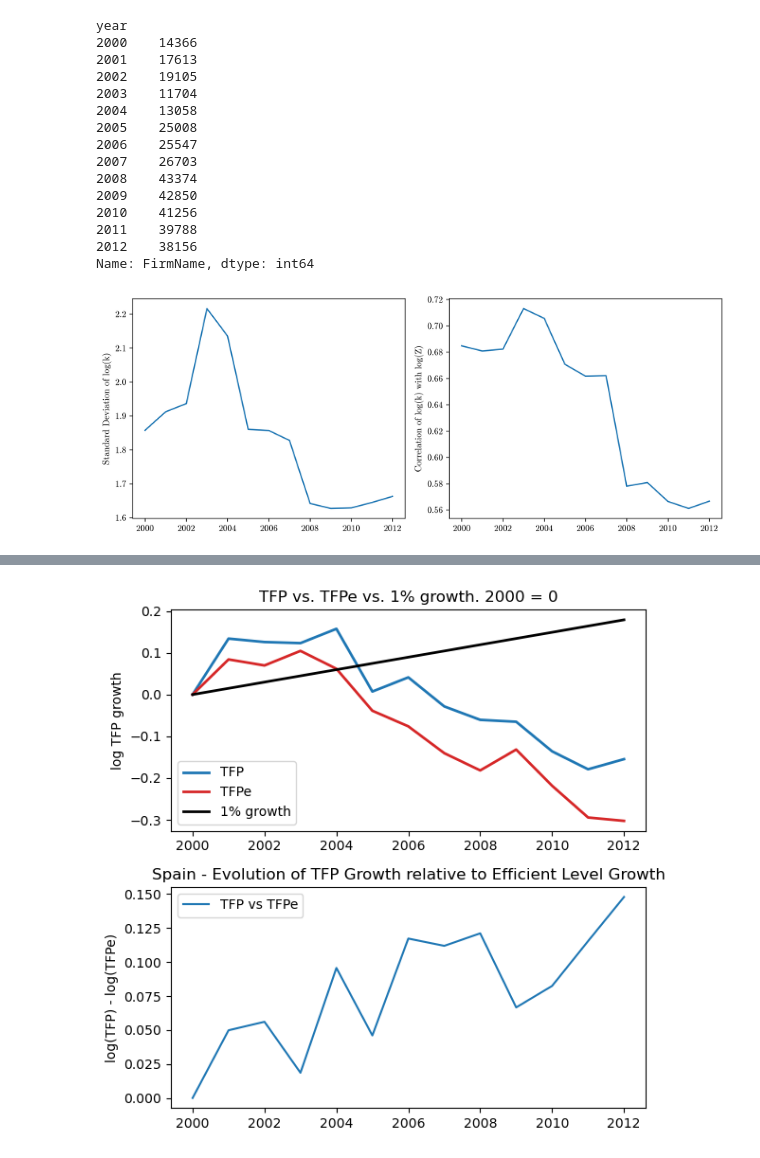
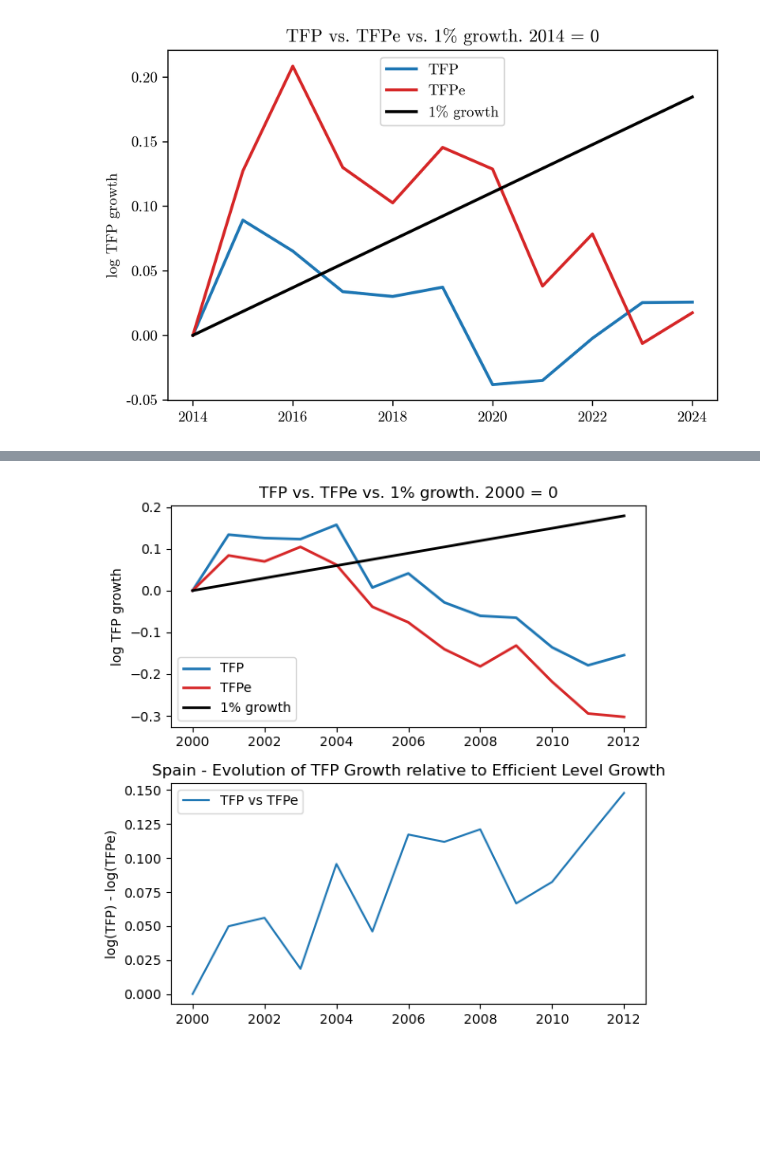
Before and after one commit to CurdinLieberherr/Master-Thesis, a Jupyter notebook: remodel_gopinath.ipynb, the cells around one changed output, grey strips where cells are left out. Drawn from its saved outputs; the diff is of its cells as text; code cells hidden in the pictures; blank space fills up the shorter version.

```diff
--- a/remodel_gopinath.ipynb
+++ b/remodel_gopinath.ipynb
@@ -13,5 +13,5 @@ plt.rcParams.update({
 })
 # %%
 spain = MisallocationAnalysis('Spain', start = 2000, end= 2012, sector='C')
-#spain2 = MisallocationAnalysis('Spain', start = 2014, end= 2024, sector='C')
-#compare = CompareCountries([spain,spain2])
+spain2 = MisallocationAnalysis('Spain', start = 2014, end= 2024, sector='C')
+compare = CompareCountries([spain,spain2])
@@ -37,22 +18,5 @@ fig = spain.plot_dispersion_productivity()
-# %%
-spain.df.groupby('year')['FirmName'].nunique()
-# %% [output]
-year
-2000    14366
-2001    17613
-2002    19105
-2003    11704
-2004    13058
-2005    25008
-2006    25547
-2007    26703
-2008    43374
-2009    42850
-2010    41256
-2011    39788
-2012    38156
-Name: FirmName, dtype: int64
-# %%
-fig = spain.plot_capital_tfp_moments()
-# %% [output]
-[figure, removed]
+# %%
+fig = spain2.plot_productivity(sample='permanent')
+fig.savefig('plots/tfp_tfpe_permanent_2014.png',dpi=300)
+# %% [output]
+[figure, added]
```
Also changed, not shown: parts of 5 cells of this notebook, 4 other files.
